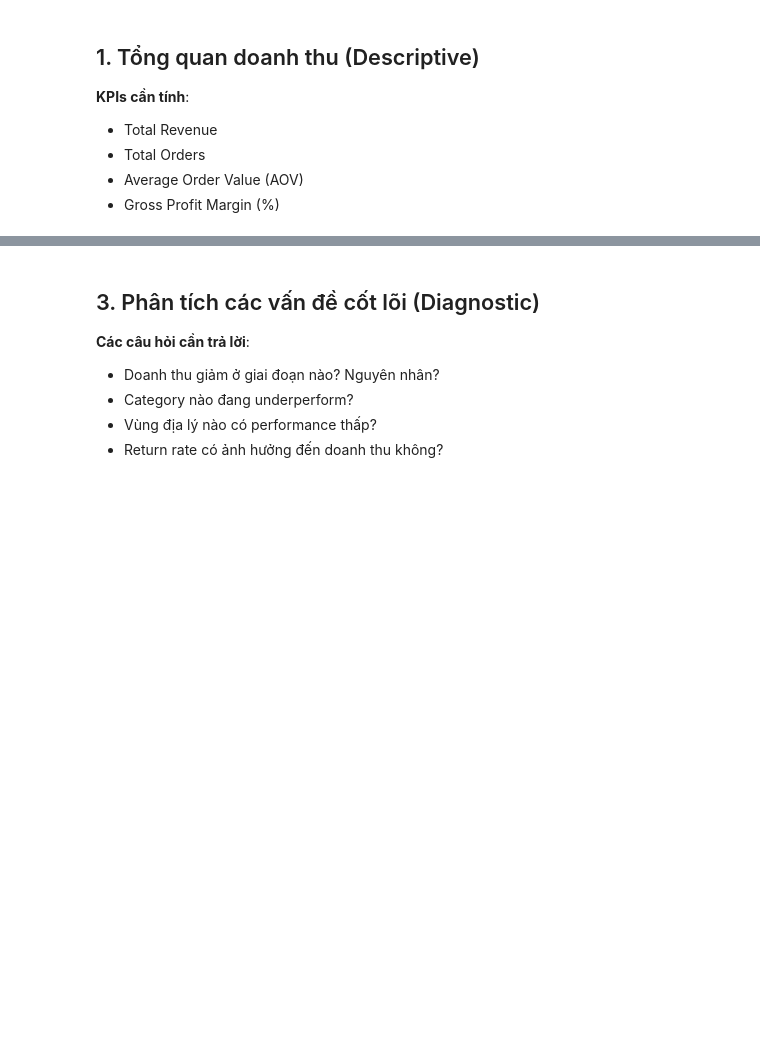
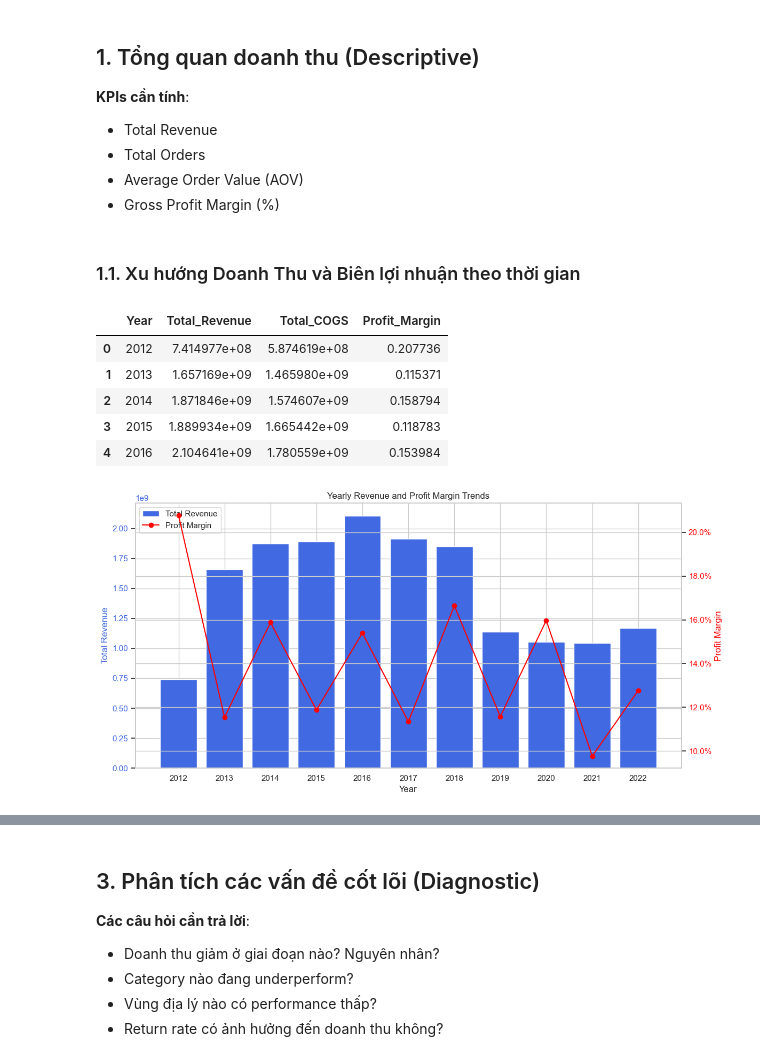
Before and after one commit to huydt11502/revenue_forecast_ecommerce, a Jupyter notebook: notebooks/05_business_analysis.ipynb, the cells around one changed output, grey strips where cells are left out. Saved outputs shown, nothing was run; the diff lists cells and outputs as text; code cells hidden in the pictures; blank space fills up the shorter version.

```diff
--- a/notebooks/05_business_analysis.ipynb
+++ b/notebooks/05_business_analysis.ipynb
@@ -49,0 +45,52 @@ print(sales.head())
+# %% [markdown]
+### 1.1. Xu hướng Doanh Thu và Biên lợi nhuận theo thời gian
+# %%
+# Parse date column and extract year
+sales['date'] = pd.to_datetime(sales['date'], errors='coerce')
+sales['Year'] = sales['date'].dt.year
+
+# Calculate yearly revenue and COGS
+yearly_sales = sales.groupby('Year').agg(
+    Total_Revenue=('revenue', 'sum'),
+    Total_COGS=('cogs', 'sum')
+).reset_index()
+
+# Calculate profit margin
+yearly_sales['Profit_Margin'] = (yearly_sales['Total_Revenue'] - yearly_sales['Total_COGS']) / yearly_sales['Total_Revenue']
+
+display(yearly_sales.head())
+
+yearly_sales = yearly_sales.sort_values('Year')
+x = range(len(yearly_sales))
+
+fig, ax1 = plt.subplots(figsize=(12, 6))
+
+ax1.bar(x, yearly_sales['Total_Revenue'], color='royalblue', label='Total Revenue')
+ax1.set_ylabel('Total Revenue', color='royalblue')
+ax1.tick_params(axis='y', labelcolor='royalblue')
+ax1.set_xticks(x)
+ax1.set_xticklabels(yearly_sales['Year'])
+
+ax2 = ax1.twinx()
+ax2.plot(x, yearly_sales['Profit_Margin'], color='red', marker='o', label='Profit Margin')
+ax2.set_ylabel('Profit Margin', color='red')
+ax2.tick_params(axis='y', labelcolor='red')
+ax2.yaxis.set_major_formatter(mticker.PercentFormatter(1))
+
+ax1.set_xlabel('Year')
+ax1.set_title('Yearly Revenue and Profit Margin Trends')
+
+h1, l1 = ax1.get_legend_handles_labels()
+h2, l2 = ax2.get_legend_handles_labels()
+ax1.legend(h1 + h2, l1 + l2, loc='upper left')
+
+plt.tight_layout()
+plt.show()
+# %% [output]
+|  | Year | Total_Revenue | Total_COGS | Profit_Margin |
+| 0 | 2012 | 7.414977e+08 | 5.874619e+08 | 0.207736 |
+| 1 | 2013 | 1.657169e+09 | 1.465980e+09 | 0.115371 |
+| 2 | 2014 | 1.871846e+09 | 1.574607e+09 | 0.158794 |
+| 3 | 2015 | 1.889934e+09 | 1.665442e+09 | 0.118783 |
+| 4 | 2016 | 2.104641e+09 | 1.780559e+09 | 0.153984 |
+[figure, added]
```
Also changed, not shown: parts of 20 cells of this notebook.
